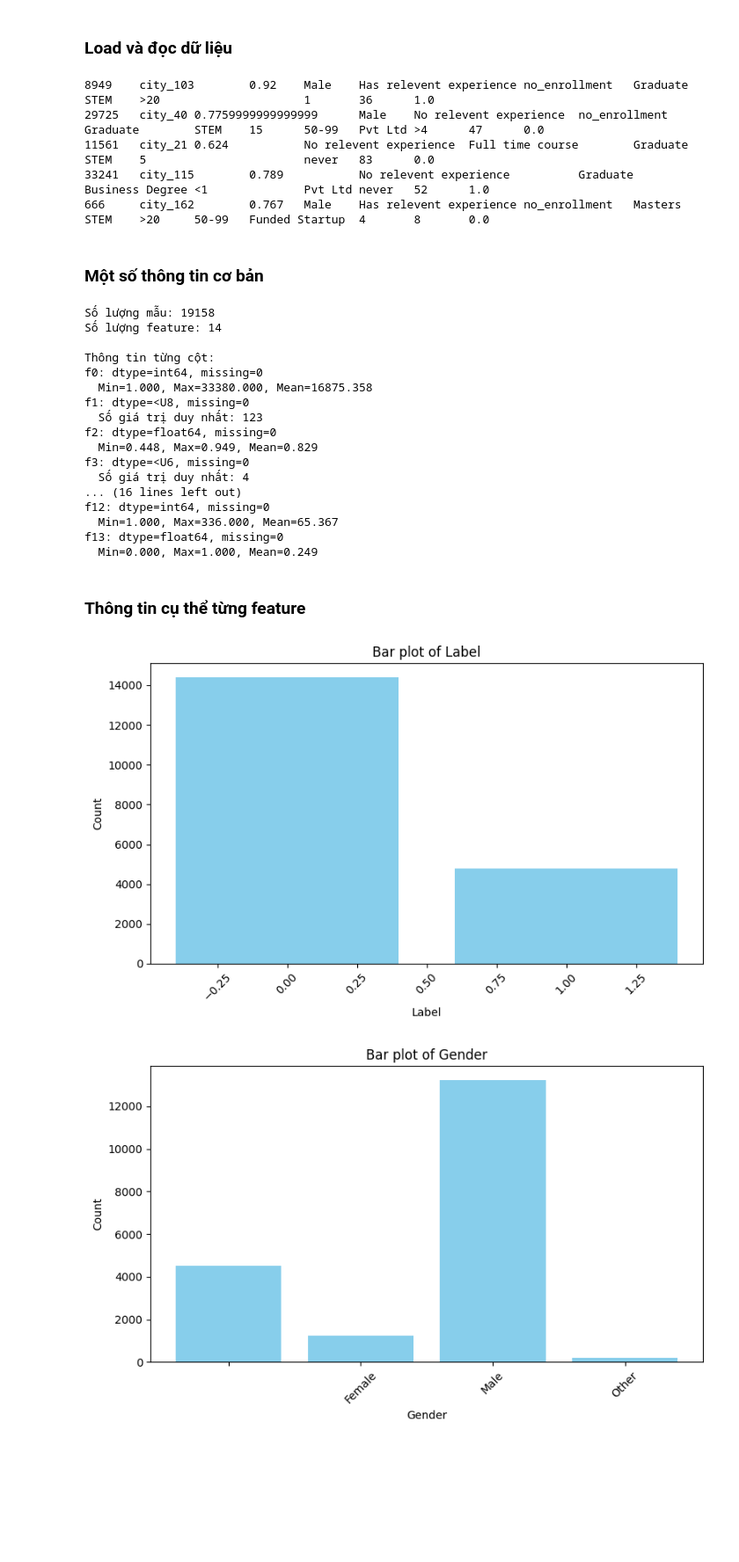
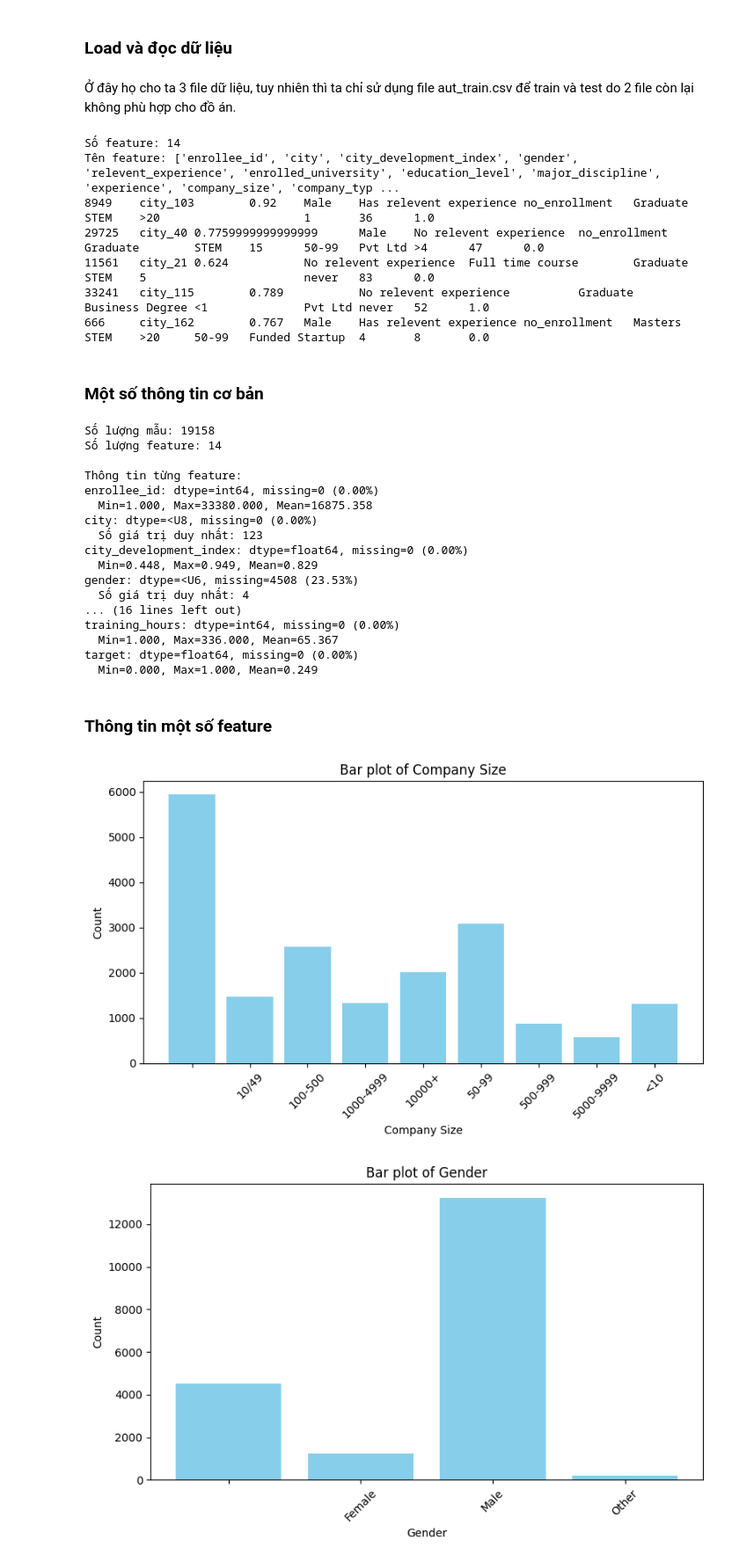
Before and after one commit to quanpro147/HCMUS-PFDS-HW02, a Jupyter notebook: notebooks/01_data_exploration.ipynb, the cells around one changed output. Shown at 88% size. Drawn from its saved outputs; the diff is of its cells as text; code cells hidden in the pictures; blank space fills up the shorter version.

```diff
--- a/notebooks/01_data_exploration.ipynb
+++ b/notebooks/01_data_exploration.ipynb
@@ -15,17 +15,25 @@ import seaborn as sns
 from src import *
 # %% [markdown]
 ### Load và đọc dữ liệu
+# %% [markdown]
+Ở đây họ cho ta 3 file dữ liệu, tuy nhiên thì ta chỉ sử dụng file aut_train.csv để train và test do 2 file còn lại không phù hợp cho đồ án.
 # %%
 file_path = 'data/raw/aug_train.csv'
-data = load_data(file_path)
+with open(file_path, 'r', encoding='utf-8') as f:
+    header = f.readline().strip().split(',')
+    print("Số feature:", len(header))
+    print("Tên feature:", header)
+data = load_data(file_path, header=header)
 
 columns = data.dtype.names
 table = np.column_stack([data[col].astype(str) for col in columns])
 
-# Đọc dữ liệu
+# Đọc dữ liệu(ko có header)
 for row in table[:5]:
     print("\t".join(row))
 # %% [output]
+Số feature: 14
+Tên feature: ['enrollee_id', 'city', 'city_development_index', 'gender', 'relevent_experience', 'enrolled_university', 'education_level', 'major_discipline', 'experience', 'company_size', 'company_typ ...
 8949    city_103        0.92    Male    Has relevent experience no_enrollment   Graduate        STEM    >20                     1       36      1.0
 29725   city_40 0.7759999999999999      Male    No relevent experience  no_enrollment   Graduate        STEM    15      50-99   Pvt Ltd >4      47      0.0
 11561   city_21 0.624           No relevent experience  Full time course        Graduate        STEM    5                       never   83      0.0
@@ -39,14 +47,21 @@ n_cols = len(data.dtype.names)
 print(f"Số lượng mẫu: {n_rows}")
 print(f"Số lượng feature: {n_cols}\n")
 
-print("Thông tin từng cột:")
-for name in data.dtype.names:
+print("Thông tin từng feature:")
+for name in columns:
     col = data[name]
     dtype = col.dtype
-    n_missing = np.sum([x is None or (isinstance(x, float) and np.isnan(x)) for x in col])
-    print(f"{name}: dtype={dtype}, missing={n_missing}")
+    # Kiểm tra None và NaN
+    missing_none_nan = np.sum([x is None or (isinstance(x, float) and np.isnan(x)) for x in col])
+    n_missing = missing_none_nan
 
-    # Nếu numeric
+    if np.issubdtype(dtype, np.flexible) or dtype == object: # Kiểu string hoặc object
+        # Kiểm tra chuỗi rỗng ('') hoặc chuỗi khoảng trắng (' ')
+        missing_empty_string = np.sum([(isinstance(x, str) and str(x).strip() == '') for x in col])
+        n_missing += missing_empty_string
+    missing_ratio = (n_missing / n_rows) * 100
+    print(f"{name}: dtype={dtype}, missing={n_missing} ({missing_ratio:.2f}%)")
+
     if np.issubdtype(dtype, np.number):
         print(f"  Min={np.nanmin(col):.3f}, Max={np.nanmax(col):.3f}, Mean={np.nanmean(col):.3f}")
     else:
@@ -56,25 +71,25 @@ for name in data.dtype.names:
 Số lượng mẫu: 19158
 Số lượng feature: 14
 
-Thông tin từng cột:
-f0: dtype=int64, missing=0
+Thông tin từng feature:
+enrollee_id: dtype=int64, missing=0 (0.00%)
   Min=1.000, Max=33380.000, Mean=16875.358
-f1: dtype=<U8, missing=0
+city: dtype=<U8, missing=0 (0.00%)
   Số giá trị duy nhất: 123
-f2: dtype=float64, missing=0
+city_development_index: dtype=float64, missing=0 (0.00%)
   Min=0.448, Max=0.949, Mean=0.829
-f3: dtype=<U6, missing=0
+gender: dtype=<U6, missing=4508 (23.53%)
   Số giá trị duy nhất: 4
 ... (16 lines left out)
-f12: dtype=int64, missing=0
+training_hours: dtype=int64, missing=0 (0.00%)
   Min=1.000, Max=336.000, Mean=65.367
-f13: dtype=float64, missing=0
+target: dtype=float64, missing=0 (0.00%)
   Min=0.000, Max=1.000, Mean=0.249
 # %% [markdown]
-### Thông tin cụ thể từng feature
+### Thông tin một số feature
 # %%
-target_col = data['f13']
-bar_plot(target_col, "Label")
+target_col = data['company_size']
+bar_plot(target_col, "Company Size")
 # %% [output]
-[figure, old version]
+[figure, new version]
 # %%
```
Also changed, not shown: parts of 7 cells of this notebook, 9 other files.
